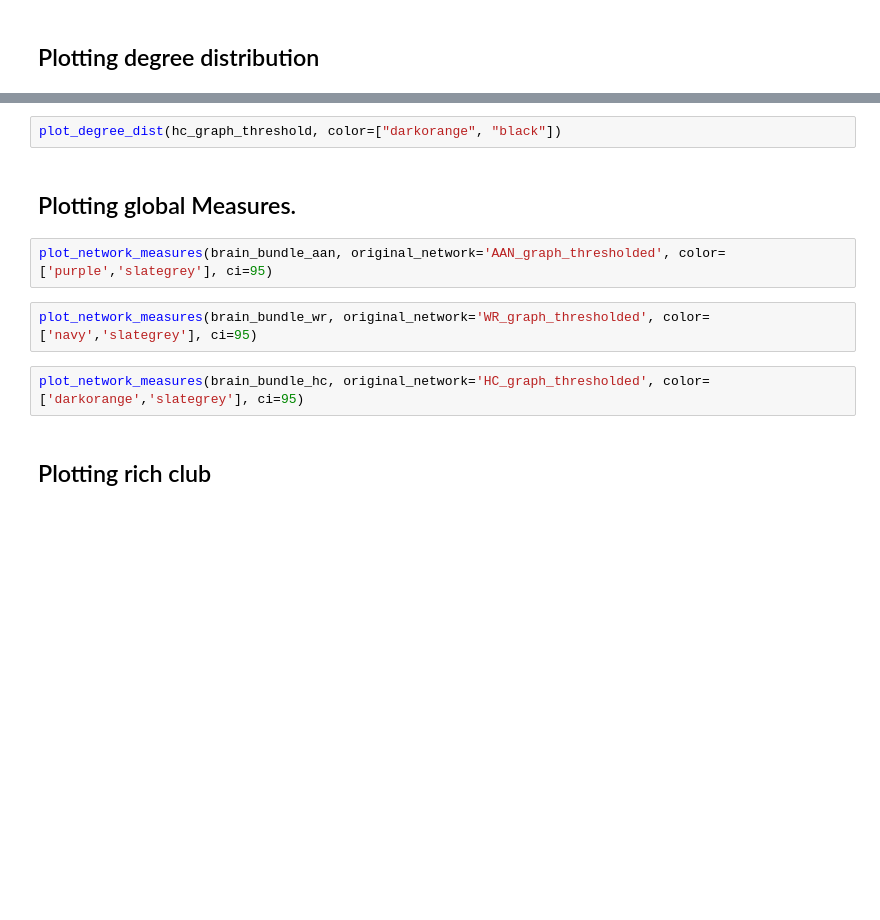
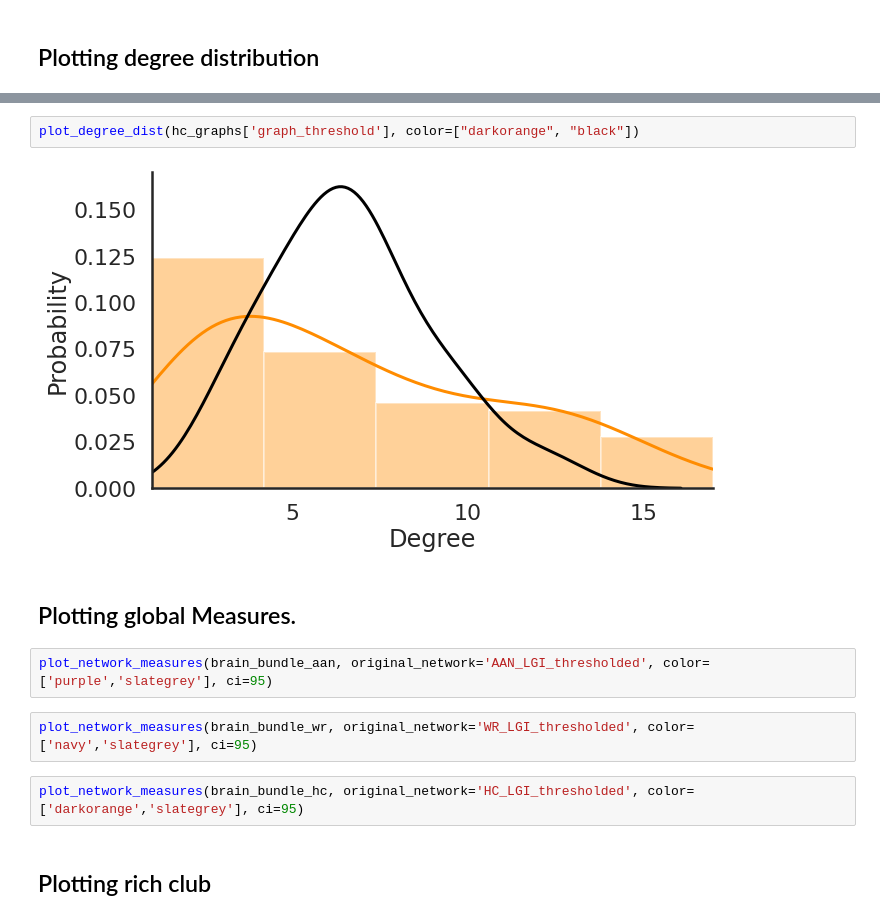
Before and after one commit to WMDA/SCN, a Jupyter notebook: scripts/work_in_progress_scripts/LGI_networks_assumptions.ipynb, the cells around one changed output, grey strips where cells are left out. Drawn from its saved outputs; the diff is of its cells as text; blank space fills up the shorter version.

```diff
--- a/scripts/work_in_progress_scripts/LGI_networks_assumptions.ipynb
+++ b/scripts/work_in_progress_scripts/LGI_networks_assumptions.ipynb
@@ -99,13 +79,15 @@ plot_degree_dist(wr_graph_threshold, color=["navy", "black"])
 # %%
-plot_degree_dist(hc_graph_threshold, color=["darkorange", "black"])
+plot_degree_dist(hc_graphs['graph_threshold'], color=["darkorange", "black"])
+# %% [output]
+[figure, added]
 # %% [markdown]
 ## Plotting global Measures.
 # %%
-plot_network_measures(brain_bundle_aan, original_network='AAN_graph_thresholded', color=['purple','slategrey'], ci=95)
+plot_network_measures(brain_bundle_aan, original_network='AAN_LGI_thresholded', color=['purple','slategrey'], ci=95)
 # %%
-plot_network_measures(brain_bundle_wr, original_network='WR_graph_thresholded', color=['navy','slategrey'], ci=95)
+plot_network_measures(brain_bundle_wr, original_network='WR_LGI_thresholded', color=['navy','slategrey'], ci=95)
 # %%
-plot_network_measures(brain_bundle_hc, original_network='HC_graph_thresholded', color=['darkorange','slategrey'], ci=95)
+plot_network_measures(brain_bundle_hc, original_network='HC_LGI_thresholded', color=['darkorange','slategrey'], ci=95)
 # %% [markdown]
 ## Plotting rich club
 # %%
```
Also changed, not shown: parts of 26 cells of this notebook, 2 other files.
